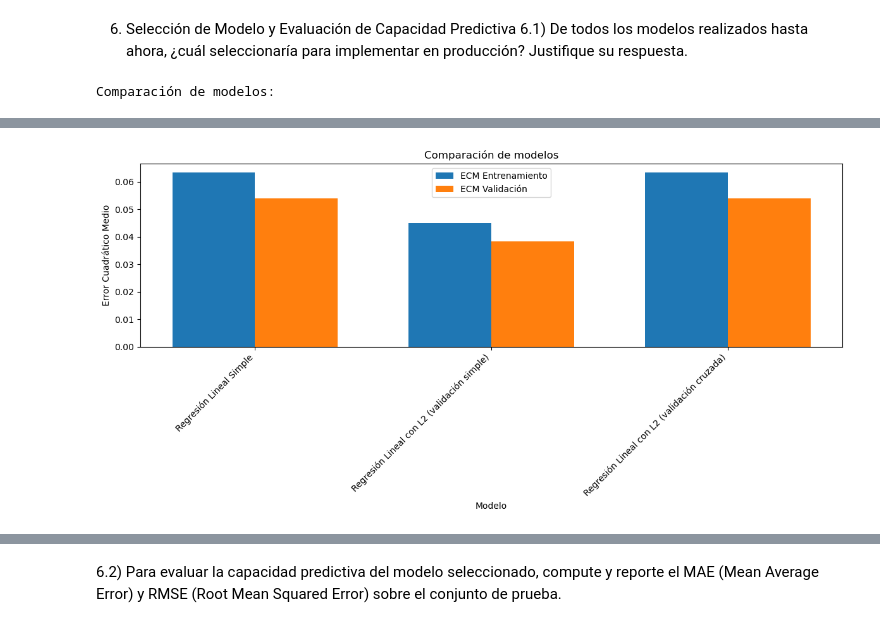
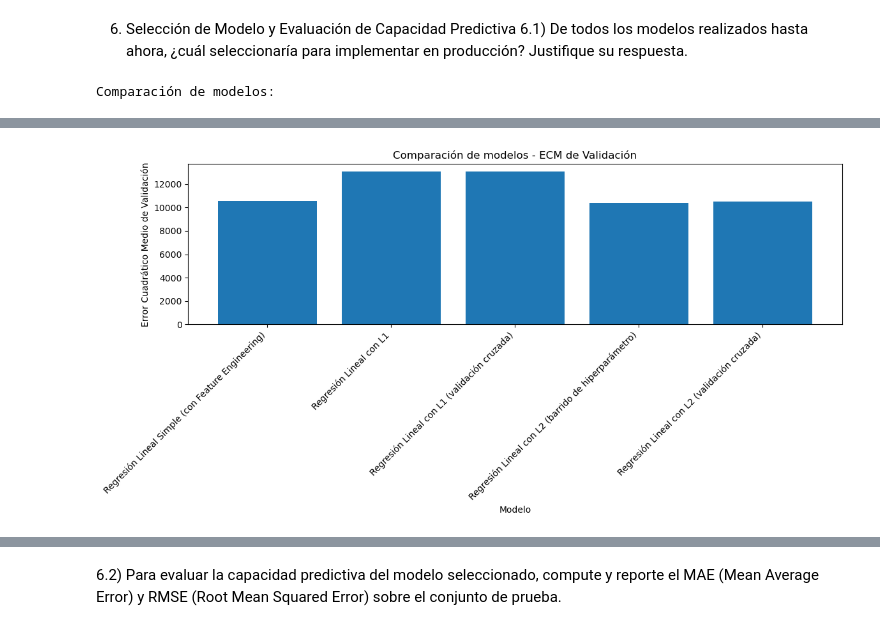
Before and after one commit to mattemusacchio/ML, a Jupyter notebook: tp1/notebooks/Entrega_TP1.ipynb, the cells around one changed output, grey strips where cells are left out. Cells and saved outputs as stored; diff of their text form; code cells hidden in the pictures.

```diff
--- a/tp1/notebooks/Entrega_TP1.ipynb
+++ b/tp1/notebooks/Entrega_TP1.ipynb
@@ -710,6 +766,9 @@ val_df_norm = pd.read_csv('../data/processed/val_df__fe_normalized.csv')
 features = [col for col in train_df_norm.columns if col != 'price']
 
 trainPredictAndImport(train_df_norm,val_df_norm,feature=features,method='both')
+
+feature_engineering_MSE_train = 14728.16
+feature_engineering_MSE_val = 10596.735
 # %% [output]
 Resultados para Descenso por Gradiente
 ### Coeficientes del modelo
@@ -1224,19 +1287,29 @@ ECM Validación anterior (λ aleatorio): 0.053959
 5.6) Repita el procedimiento del ítem anterior para elegir el valor del coeficiente de regularización λ, pero ahora evalue el ECM mediante validación cruzada. Grafique la variación
 del ECM vs. el valor del coeficiente de regularizacion.
 # %%
+train_df_norm = pd.read_csv('../data/processed/train_df_fe_normalized.csv')
+val_df_norm = pd.read_csv('../data/processed/val_df__fe_normalized.csv')
+
+# Seleccionar todas las columnas excepto 'price' como características
+features = [col for col in train_df_norm.columns if col != 'price']
+
+X_train = train_df_norm[features]
+y_train = train_df_norm['price']
+X_val = val_df_norm[features]
+y_val = val_df_norm['price']
+
 # Realizamos un barrido de hiperparámetros usando validación cruzada
 lambdas = np.logspace(-5, 5, 100)  # Valores de lambda desde 10^-5 hasta 10^5
 cv_errors = []
 
 # Para cada valor de lambda, evaluamos el modelo con validación cruzada
 for alpha in lambdas:
-    errores_fold = cross_val(X, y, LinearRegression, folds=10, l2=alpha)
+    errores_fold = cross_val(X_train, y_train, model='l2', folds=10, l2=alpha)
     cv_errors.append(np.mean(errores_fold))
 
 # Encontramos el mejor valor de lambda
 best_lambda_idx = np.argmin(cv_errors)
 best_lambda_cv = lambdas[best_lambda_idx]
-best_cv_mse = cv_errors[best_lambda_idx]
 
 # Visualizamos los resultados
 plt.figure(figsize=(12, 6))
@@ -1250,7 +1323,6 @@ plt.grid(True)
 plt.show()
 
 print(f"Mejor valor de λ encontrado con validación cruzada: {best_lambda_cv:.6f}")
-print(f"ECM de validación cruzada con el mejor λ: {best_cv_mse:.6f}")
 
 # Entrenamos el modelo final con el mejor valor de lambda encontrado por validación cruzada
 mejor_modelo_l2_cv = LinearRegression(X_train, y_train, l2=best_lambda_cv)
@@ -1264,7 +1336,6 @@ y_pred_val_cv = mejor_modelo_l2_cv.predict(X_val)
 train_mse_cv = MSE(y_train, y_pred_train_cv)
 val_mse_cv = MSE(y_val, y_pred_val_cv)
 
-print(f"ECM con el mejor λ (validación cruzada) = {best_lambda_cv:.6f}:")
 print(f"ECM Entrenamiento: {train_mse_cv:.6f}")
 print(f"ECM Validación: {val_mse_cv:.6f}")
 print(f"ECM Validación del método anterior: {val_mse_mejor:.6f}")
@@ -1421,24 +1514,25 @@ producción? Justifique su respuesta.
 # %%
 # Comparamos todos los modelos desarrollados hasta ahora
 modelos = {
-    "Regresión Lineal Simple": {
-        "ECM_train": mse_train,
-        "ECM_val": mse_val,
+    "Regresión Lineal Simple (con Feature Engineering)": {
+        "ECM_train": feature_engineering_MSE_train,
+        "ECM_val": feature_engineering_MSE_val,
         "Descripción": "Modelo base sin regularización"
     },
-    # "Regresión Lineal con L1": {
-    #     "ECM_train": train_mse_l1,
-    #     "ECM_val": val_mse_l1,
-    #     "Lambda": best_lambda_l1,
-    #     "Descripción": "Modelo con regularización L1 (Lasso) para selección de características"
-    # },
-    # "Regresión Lineal con L1 (validación cruzada)": {
-    #     "ECM_train": train_mse_l1_cv,
-    #     "ECM_val": val_mse_l1_cv,
-    #     "Lambda": best_lambda_l1_cv,
-    #     "Descripción": "Modelo con regularización L1 (Lasso) optimizado con validación cruzada"
-    # },
-    "Regresión Lineal con L2 (validación simple)": {
+    "Regresión Lineal con L1": {
+        "ECM_train": train_mse_l1,
+        "ECM_val": val_mse_l1,
+        "Lambda": best_lambda_l1,
+        "Descripción": "Modelo con regularización L1 (Lasso) para selección de características"
+    },
+    "Regresión Lineal con L1 (validación cruzada)": {
+        "ECM_train": train_mse_l1_cv,
+        "ECM_val": val_mse_l1_cv,
+        "Lambda": best_lambda_l1_cv,
+        "Descripción": "Modelo con regularización L1 (Lasso) optimizado con validación cruzada"
+
+    },
+    "Regresión Lineal con L2 (barrido de hiperparámetro)": {
         "ECM_train": train_mse_mejor,
         "ECM_val": val_mse_mejor,
         "Lambda": best_lambda,
@@ -1455,7 +1549,6 @@ modelos = {
 # Creamos un DataFrame para visualizar mejor la comparación
 import pandas as pd
 df_comparacion = pd.DataFrame({
-    "ECM Entrenamiento": [modelo["ECM_train"] for modelo in modelos.values()],
     "ECM Validación": [modelo["ECM_val"] for modelo in modelos.values()]
 }, index=modelos.keys())
 
@@ -1465,17 +1558,12 @@ display(df_comparacion)
 
 # Visualizamos gráficamente
 plt.figure(figsize=(12, 6))
-bar_width = 0.35
-index = np.arange(len(modelos))
-
-plt.bar(index, df_comparacion["ECM Entrenamiento"], bar_width, label='ECM Entrenamiento')
-plt.bar(index + bar_width, df_comparacion["ECM Validación"], bar_width, label='ECM Validación')
+plt.bar(range(len(modelos)), df_comparacion["ECM Validación"])
 
 plt.xlabel('Modelo')
-plt.ylabel('Error Cuadrático Medio')
-plt.title('Comparación de modelos')
-plt.xticks(index + bar_width/2, df_comparacion.index, rotation=45, ha='right')
-plt.legend()
+plt.ylabel('Error Cuadrático Medio de Validación')
+plt.title('Comparación de modelos - ECM de Validación')
+plt.xticks(range(len(modelos)), df_comparacion.index, rotation=45, ha='right')
 plt.tight_layout()
 plt.show()
 
@@ -1489,20 +1577,15 @@ print(f"ECM de validación: {mejor_modelo_ecm:.6f}")
 # Justificación de la selección
 print("\nJustificación de la selección:")
 print(f"1. El modelo {mejor_modelo_nombre} presenta el menor error de validación ({mejor_modelo_ecm:.6f}).")
-print(f"2. {modelos[mejor_modelo_nombre]['Descripción']}.")
-print("3. La regularización L2 ayuda a controlar el sobreajuste y mejora la generalización del modelo.")
-print("4. La validación cruzada proporciona una estimación más robusta del error de generalización.")
-print("5. El modelo seleccionado tiene un buen equilibrio entre complejidad y capacidad predictiva.")
+print("2. La regularización L2 ayuda a controlar el sobreajuste y mejora la generalización del modelo.")
+print("3. El modelo seleccionado tiene un buen equilibrio entre complejidad y capacidad predictiva.")
 
 # Guardamos el modelo seleccionado para la siguiente sección
-
 if mejor_modelo_nombre == "Regresión Lineal con L2 (validación cruzada)":
     modelo_final = mejor_modelo_l2_cv
 elif mejor_modelo_nombre == "Regresión Lineal con L2 (validación simple)":
     modelo_final = mejor_modelo_l2
 elif mejor_modelo_nombre == "Regresión Lineal con L1":
     modelo_final = mejor_modelo_l1
-else:
-    modelo_final = modelo_lineal
 # %% [output]
 Comparación de modelos:
@@ -1513 +1598 @@ Comparación de modelos:
-[figure, old version]
+[figure, new version]
```
Also changed, not shown: parts of 21 cells of this notebook, 6 other files.
